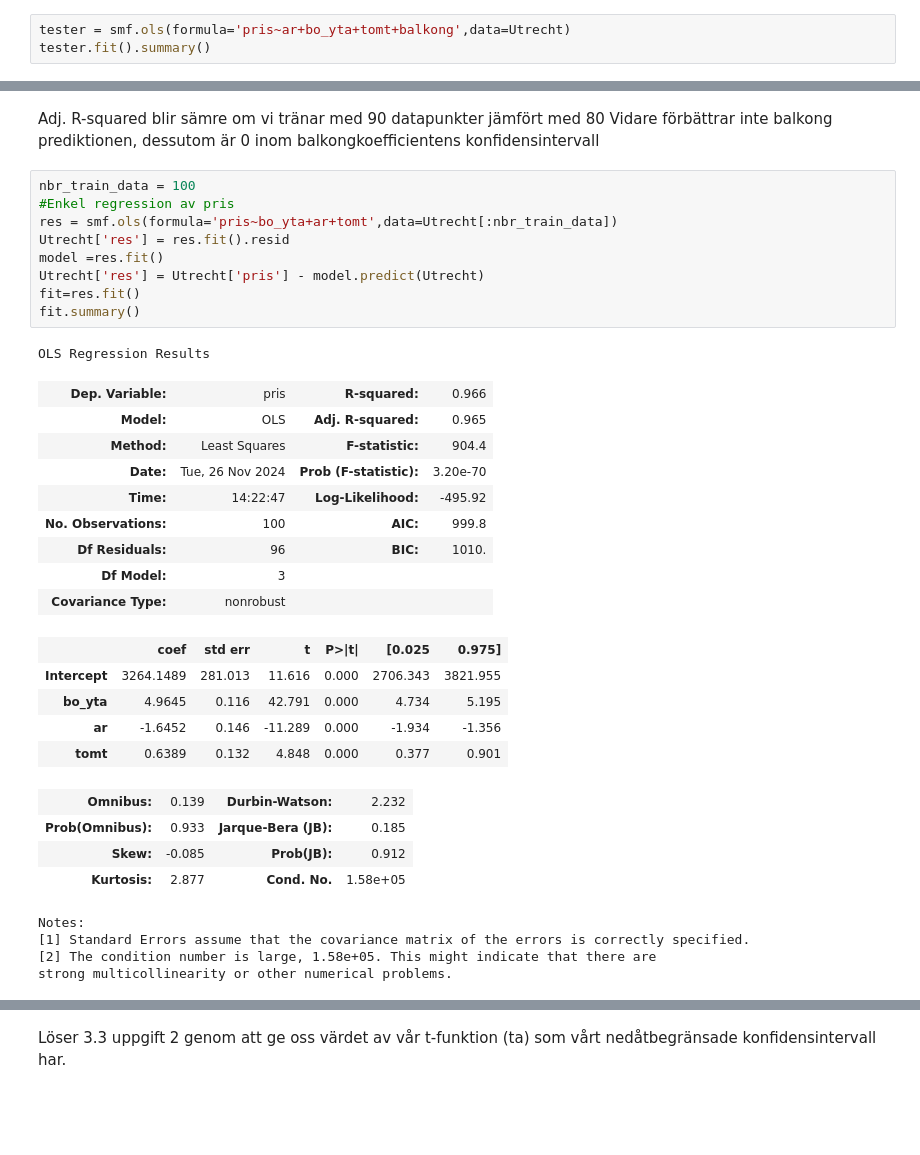
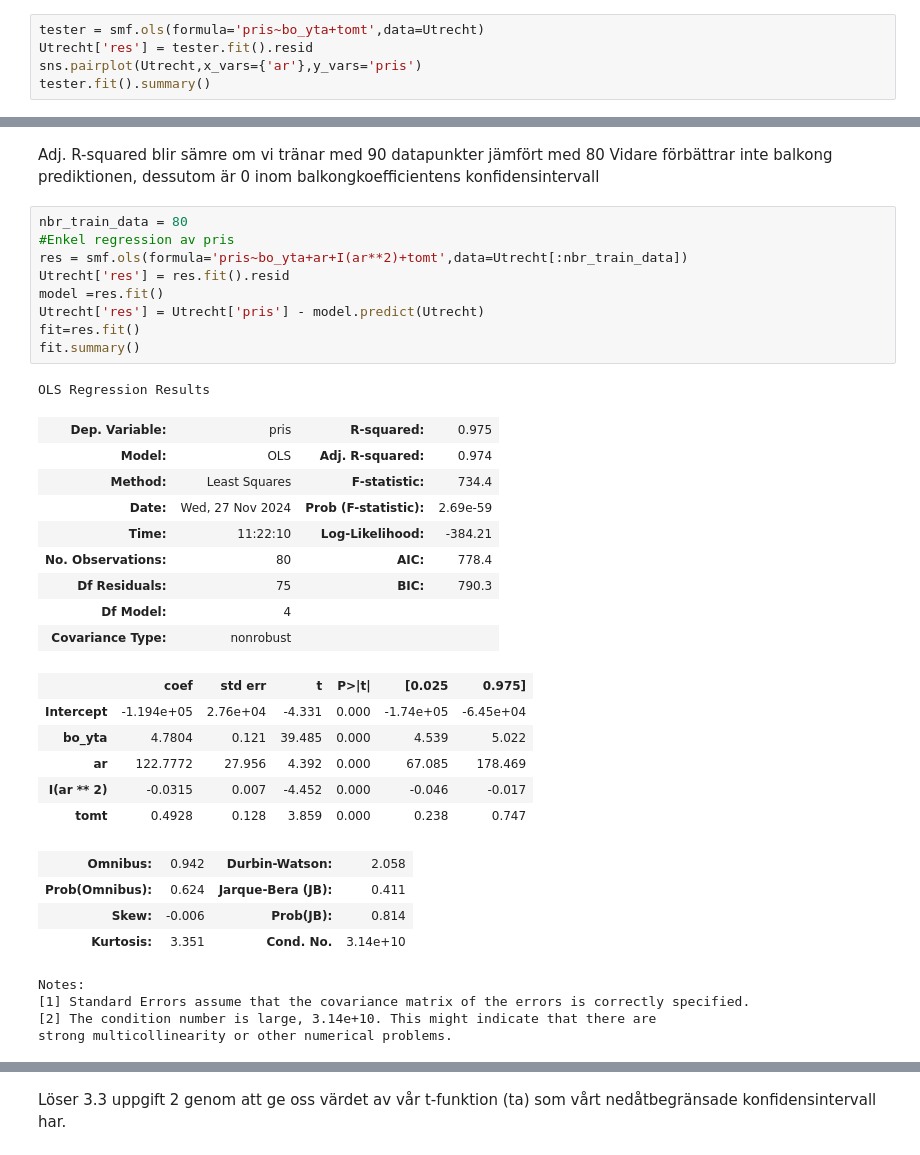
Before and after one commit to md5nake/fmsf80-projekt, a Jupyter notebook: stat.ipynb, the cells around one changed output, grey strips where cells are left out. Cells and saved outputs as stored; diff of their text form; blank space fills up the shorter version.

```diff
--- a/stat.ipynb
+++ b/stat.ipynb
@@ -30,5 +17,7 @@ print( Utrecht )
 # %%
-tester = smf.ols(formula='pris~ar+bo_yta+tomt+balkong',data=Utrecht)
+tester = smf.ols(formula='pris~bo_yta+tomt',data=Utrecht)
+Utrecht['res'] = tester.fit().resid
+sns.pairplot(Utrecht,x_vars={'ar'},y_vars='pris')
 tester.fit().summary()
 # %% [output]
 OLS Regression Results
@@ -59,37 +45,38 @@ strong multicollinearity or other numerical problems.
 Adj. R-squared blir sämre om vi tränar med 90 datapunkter jämfört med 80
 Vidare förbättrar inte balkong prediktionen, dessutom är 0 inom balkongkoefficientens konfidensintervall
 # %%
-nbr_train_data = 100
+nbr_train_data = 80
 #Enkel regression av pris
-res = smf.ols(formula='pris~bo_yta+ar+tomt',data=Utrecht[:nbr_train_data])
+res = smf.ols(formula='pris~bo_yta+ar+I(ar**2)+tomt',data=Utrecht[:nbr_train_data])
 Utrecht['res'] = res.fit().resid
 model =res.fit()
 Utrecht['res'] = Utrecht['pris'] - model.predict(Utrecht)
 fit=res.fit()
 fit.summary()
 # %% [output]
 OLS Regression Results
-| Dep. Variable: | pris | R-squared: | 0.966 |
-| Model: | OLS | Adj. R-squared: | 0.965 |
-| Method: | Least Squares | F-statistic: | 904.4 |
-| Date: | Tue, 26 Nov 2024 | Prob (F-statistic): | 3.20e-70 |
-| Time: | 14:22:47 | Log-Likelihood: | -495.92 |
-| No. Observations: | 100 | AIC: | 999.8 |
-| Df Residuals: | 96 | BIC: | 1010. |
-| Df Model: | 3 |  |  |
+| Dep. Variable: | pris | R-squared: | 0.975 |
+| Model: | OLS | Adj. R-squared: | 0.974 |
+| Method: | Least Squares | F-statistic: | 734.4 |
+| Date: | Wed, 27 Nov 2024 | Prob (F-statistic): | 2.69e-59 |
+| Time: | 11:22:10 | Log-Likelihood: | -384.21 |
+| No. Observations: | 80 | AIC: | 778.4 |
+| Df Residuals: | 75 | BIC: | 790.3 |
+| Df Model: | 4 |  |  |
 | Covariance Type: | nonrobust |  |  |
 |  | coef | std err | t | P>|t| | [0.025 | 0.975] |
-| Intercept | 3264.1489 | 281.013 | 11.616 | 0.000 | 2706.343 | 3821.955 |
-| bo_yta | 4.9645 | 0.116 | 42.791 | 0.000 | 4.734 | 5.195 |
-| ar | -1.6452 | 0.146 | -11.289 | 0.000 | -1.934 | -1.356 |
-| tomt | 0.6389 | 0.132 | 4.848 | 0.000 | 0.377 | 0.901 |
+| Intercept | -1.194e+05 | 2.76e+04 | -4.331 | 0.000 | -1.74e+05 | -6.45e+04 |
+| bo_yta | 4.7804 | 0.121 | 39.485 | 0.000 | 4.539 | 5.022 |
+| ar | 122.7772 | 27.956 | 4.392 | 0.000 | 67.085 | 178.469 |
+| I(ar ** 2) | -0.0315 | 0.007 | -4.452 | 0.000 | -0.046 | -0.017 |
+| tomt | 0.4928 | 0.128 | 3.859 | 0.000 | 0.238 | 0.747 |
-| Omnibus: | 0.139 | Durbin-Watson: | 2.232 |
-| Prob(Omnibus): | 0.933 | Jarque-Bera (JB): | 0.185 |
-| Skew: | -0.085 | Prob(JB): | 0.912 |
-| Kurtosis: | 2.877 | Cond. No. | 1.58e+05 |
+| Omnibus: | 0.942 | Durbin-Watson: | 2.058 |
+| Prob(Omnibus): | 0.624 | Jarque-Bera (JB): | 0.411 |
+| Skew: | -0.006 | Prob(JB): | 0.814 |
+| Kurtosis: | 3.351 | Cond. No. | 3.14e+10 |
 Notes:
 [1] Standard Errors assume that the covariance matrix of the errors is correctly specified.
-[2] The condition number is large, 1.58e+05. This might indicate that there are
+[2] The condition number is large, 3.14e+10. This might indicate that there are
 strong multicollinearity or other numerical problems.
 # %%
 #Visar residualer för vår modell med testdata
```
Also changed, not shown: parts of 6 cells of this notebook.
